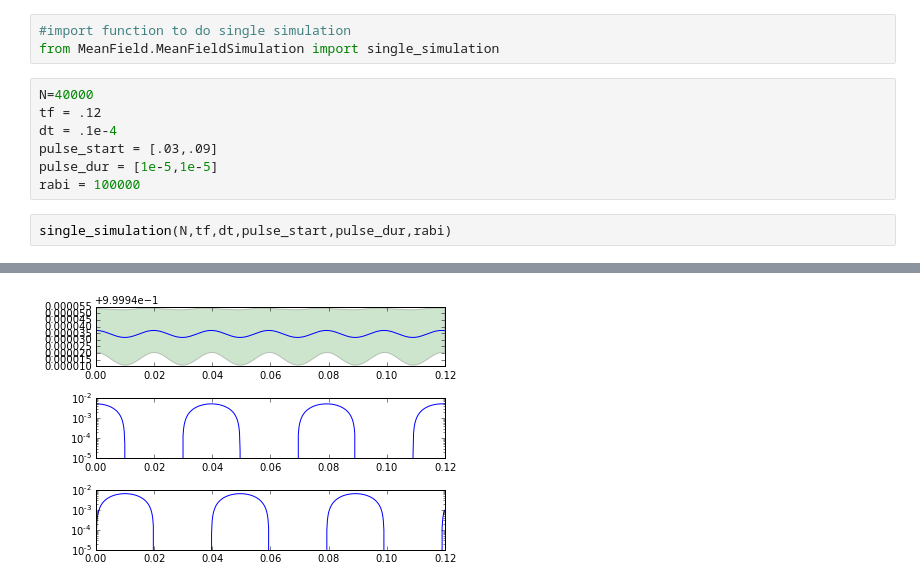
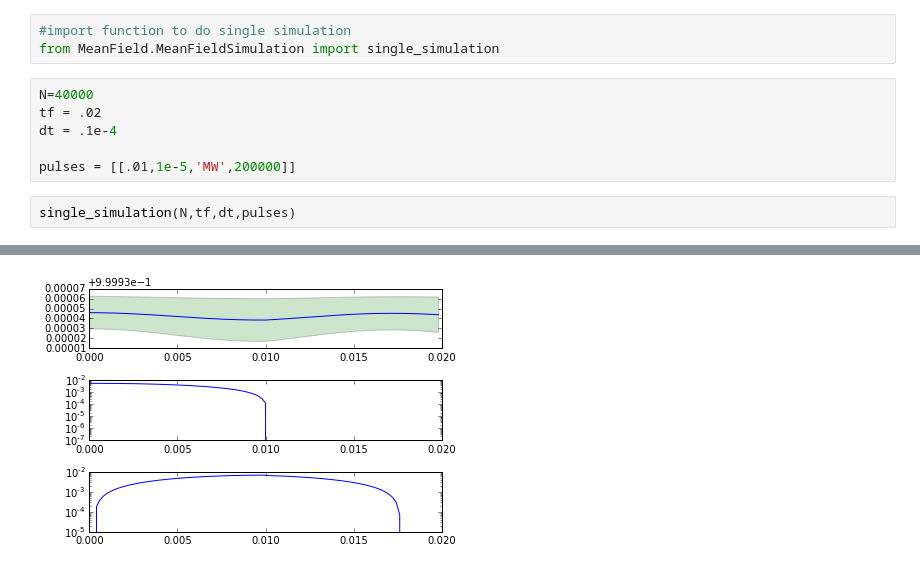
Before and after one commit to ZachGlassman/MySpinorSim, a Jupyter notebook: SimulationRunner.ipynb, the cells around one changed output, grey strips where cells are left out. Cells and saved outputs as stored; diff of their text form.

Commit message:
added pulse functionality

```diff
--- a/SimulationRunner.ipynb
+++ b/SimulationRunner.ipynb
@@ -14,11 +14,10 @@ The autoreload extension is already loaded. To reload it, use:
 from MeanField.MeanFieldSimulation import single_simulation
 # %%
 N=40000
-tf = .12
+tf = .02
 dt = .1e-4
-pulse_start = [.03,.09]
-pulse_dur = [1e-5,1e-5]
-rabi = 100000
+
+pulses = [[.01,1e-5,'MW',200000]]
 # %%
-single_simulation(N,tf,dt,pulse_start,pulse_dur,rabi)
+single_simulation(N,tf,dt,pulses)
 # %% [output]
@@ -28,2 +26,2 @@ Calculation Finished in time: 24.60
 Now Outputting
-[figure, old version]
+[figure, new version]
```
Also changed, not shown: parts of 4 cells of this notebook, 7 other files.
